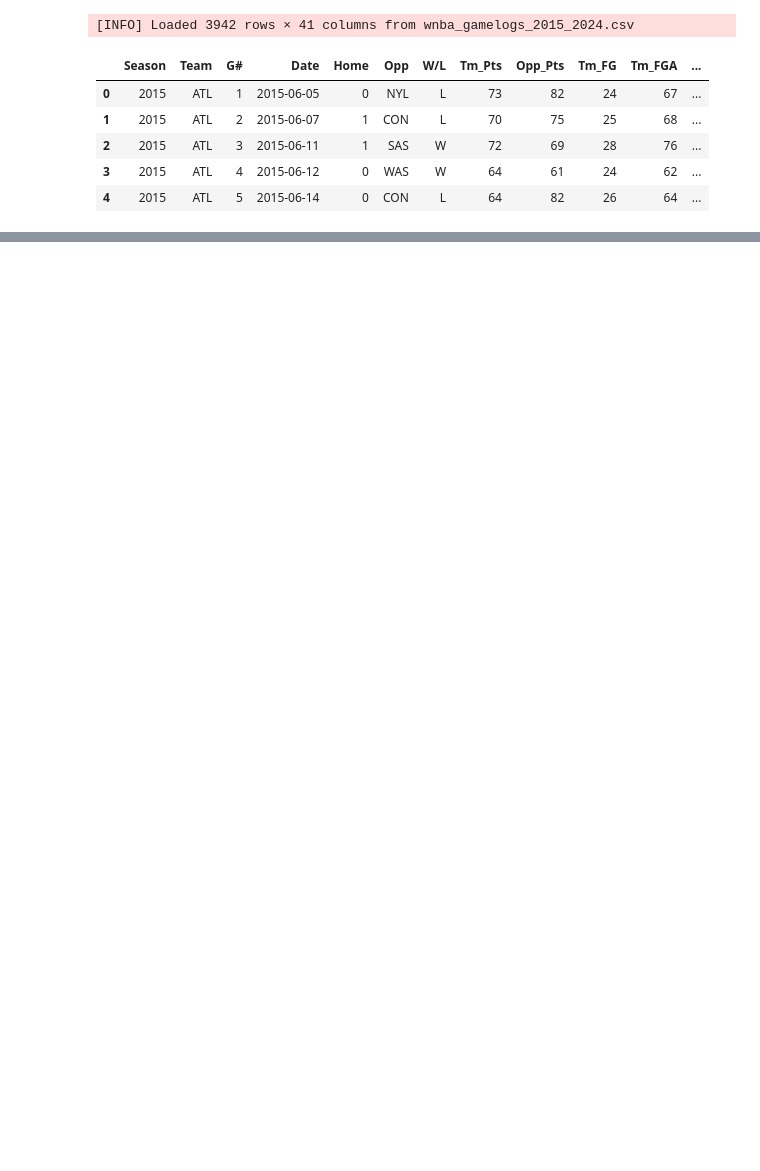
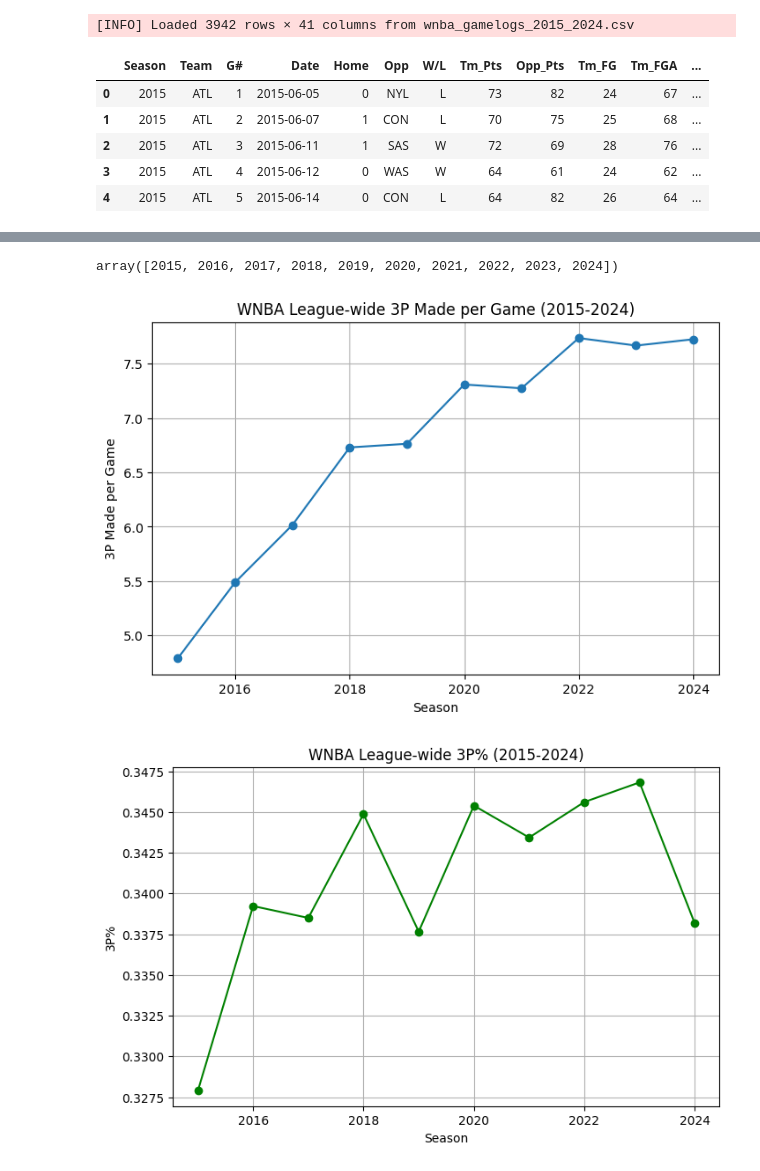
Before and after one commit to nkennebre/wnba_sports_etl, a Jupyter notebook: wnba_etl_exploration.ipynb, the cells around one changed output, grey strips where cells are left out. Saved outputs shown, nothing was run; the diff lists cells and outputs as text; code cells hidden in the pictures; blank space fills up the shorter version.

```diff
--- a/wnba_etl_exploration.ipynb
+++ b/wnba_etl_exploration.ipynb
@@ -43,0 +82,42 @@ save_to_sqlite(df_clean, "./data/teamstats.db", "team_stats_10_yr_clean", if_exi
+# %%
+# Quick sanity check
+df_clean["Season"].unique()
+# %% [output]
+array([2015, 2016, 2017, 2018, 2019, 2020, 2021, 2022, 2023, 2024])
+# %%
+# Aggregate league-wide 3P stats
+league_3p_stats = df_clean.groupby("Season").agg({
+    "Tm_3P": "sum",
+    "Tm_3PA": "sum",
+    "Tm_Pts": "sum",
+    "G#": "count"
+})
+
+# Compute per-game + % metrics
+league_3p_stats["3P_Made_per_Game"] = league_3p_stats["Tm_3P"] / league_3p_stats["G#"]
+league_3p_stats["3P%"] = league_3p_stats["Tm_3P"] / league_3p_stats["Tm_3PA"]
+league_3p_stats["3P_Share_of_Points"] = (league_3p_stats["Tm_3P"] * 3) / league_3p_stats["Tm_Pts"]
+
+# Plot 3P Made per Game
+league_3p_stats["3P_Made_per_Game"].plot(marker='o', figsize=(8,5))
+plt.title("WNBA League-wide 3P Made per Game (2015-2024)")
+plt.ylabel("3P Made per Game")
+plt.grid(True)
+plt.show()
+
+# Plot 3P%
+league_3p_stats["3P%"].plot(marker='o', color='green', figsize=(8,5))
+plt.title("WNBA League-wide 3P% (2015-2024)")
+plt.ylabel("3P%")
+plt.grid(True)
+plt.show()
+
+# Plot 3P Share of Points
+league_3p_stats["3P_Share_of_Points"].plot(marker='o', color='purple', figsize=(8,5))
+plt.title("WNBA League-wide 3P Share of Points (2015-2024)")
+plt.ylabel("3P Share of Total Points")
+plt.grid(True)
+plt.show()
+# %% [output]
+[figure, added]
+[figure, added]
```
Also changed, not shown: parts of 36 cells of this notebook, 25 other files.
